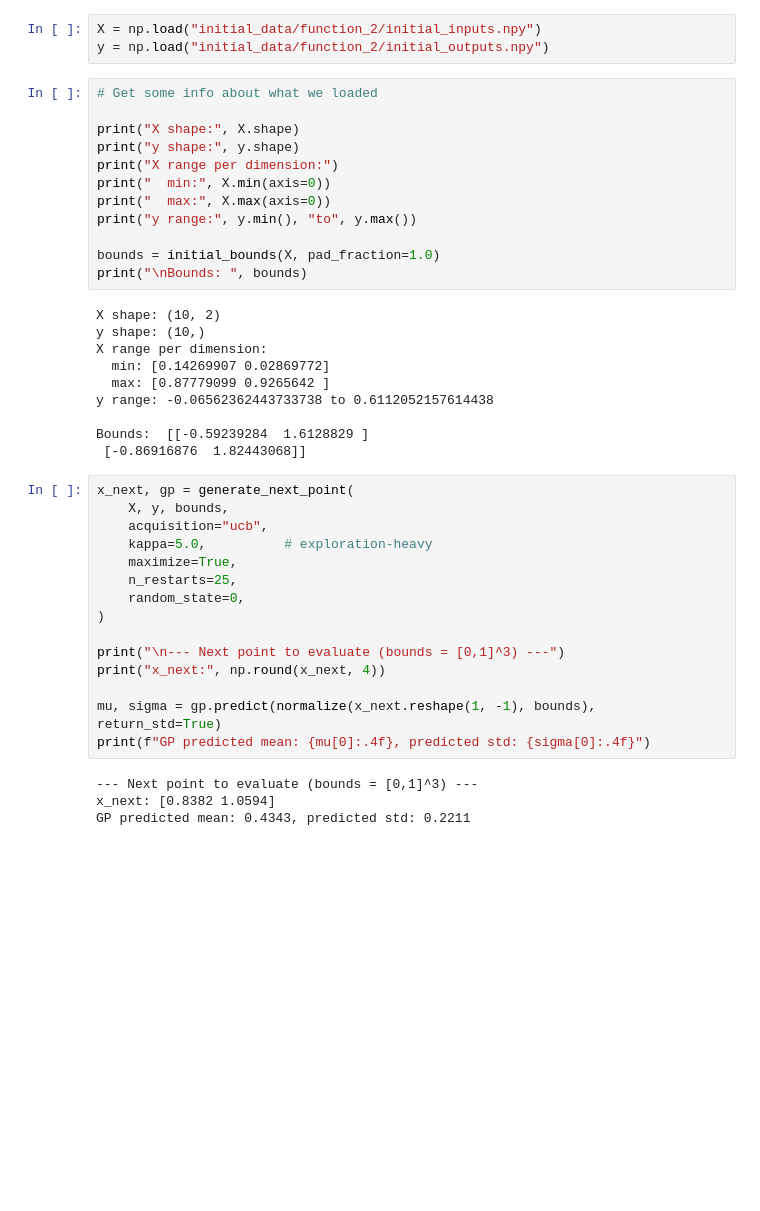
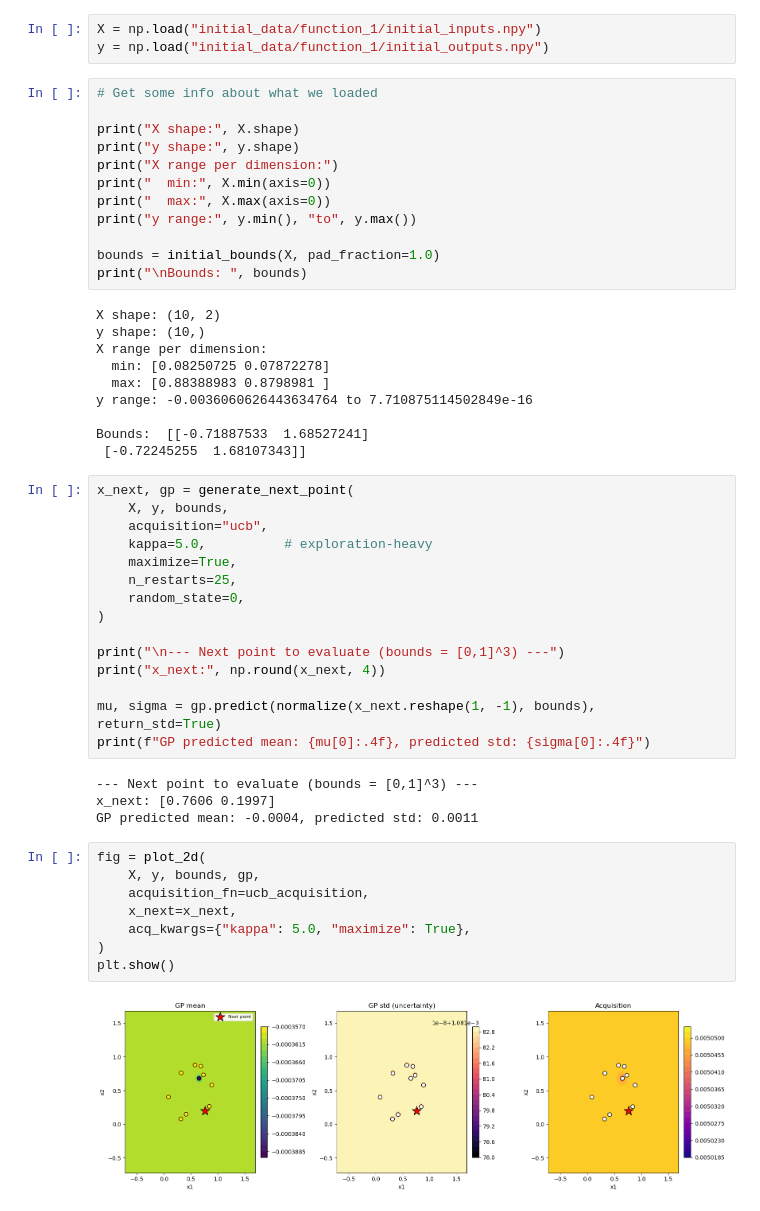
Before and after one commit to nic-gibson/capstone, a Jupyter notebook: capstone.ipynb, the cells around one changed output. Drawn from its saved outputs; the diff is of its cells as text; blank space fills up the shorter version.

```diff
--- a/capstone.ipynb
+++ b/capstone.ipynb
@@ -8,6 +12,6 @@ from bayes_tools import (normalize, initial_bounds, generate_next_point)
 # %%
-X = np.load("initial_data/function_2/initial_inputs.npy")
-y = np.load("initial_data/function_2/initial_outputs.npy")
+X = np.load("initial_data/function_1/initial_inputs.npy")
+y = np.load("initial_data/function_1/initial_outputs.npy")
 # %%
 # Get some info about what we loaded
 
@@ -24,12 +28,12 @@ print("\nBounds: ", bounds)
 X shape: (10, 2)
 y shape: (10,)
 X range per dimension:
-  min: [0.14269907 0.02869772]
-  max: [0.87779099 0.9265642 ]
-y range: -0.06562362443733738 to 0.6112052157614438
+  min: [0.08250725 0.07872278]
+  max: [0.88388983 0.8798981 ]
+y range: -0.0036060626443634764 to 7.710875114502849e-16
 
-Bounds:  [[-0.59239284  1.6128829 ]
- [-0.86916876  1.82443068]]
+Bounds:  [[-0.71887533  1.68527241]
+ [-0.72245255  1.68107343]]
 # %%
 x_next, gp = generate_next_point(
     X, y, bounds,
@@ -47,5 +51,15 @@ mu, sigma = gp.predict(normalize(x_next.reshape(1, -1), bounds), return_std=True
 print(f"GP predicted mean: {mu[0]:.4f}, predicted std: {sigma[0]:.4f}")
 # %% [output]
 --- Next point to evaluate (bounds = [0,1]^3) ---
-x_next: [0.8382 1.0594]
-GP predicted mean: 0.4343, predicted std: 0.2211
+x_next: [0.7606 0.1997]
+GP predicted mean: -0.0004, predicted std: 0.0011
+# %%
+fig = plot_2d(
+    X, y, bounds, gp,
+    acquisition_fn=ucb_acquisition,
+    x_next=x_next,
+    acq_kwargs={"kappa": 5.0, "maximize": True},
+)
+plt.show()
+# %% [output]
+[figure, added]
```
Also changed, not shown: parts of 8 cells of this notebook, 2 other files.
